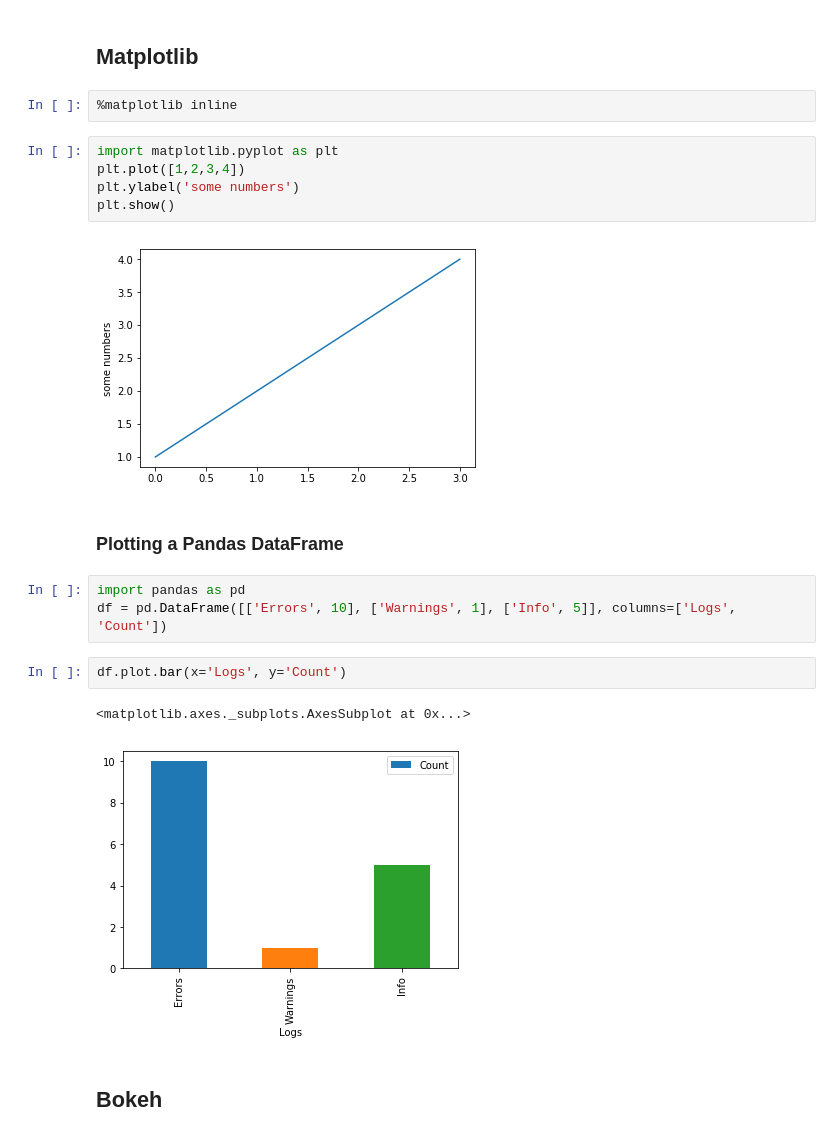
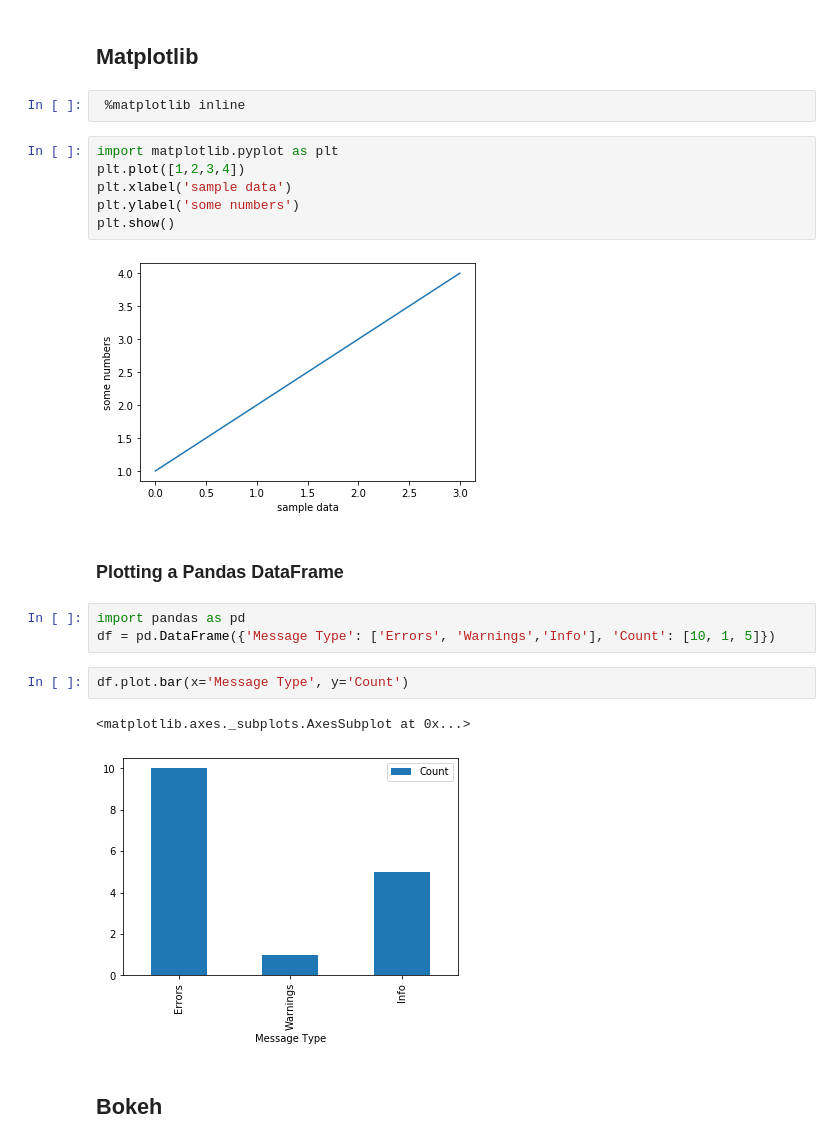
Before and after one commit to javicacheiro/pyspark_course, a Jupyter notebook: unit_1_tools.ipynb, the cells around one changed output. Cells and saved outputs as stored; diff of their text form.

```diff
--- a/unit_1_tools.ipynb
+++ b/unit_1_tools.ipynb
@@ -163,24 +176,25 @@ After starting Jupyter and opening a notebook, verify that there is a YARN appli
 # %% [markdown]
 ## Matplotlib
 # %%
-%matplotlib inline
+ %matplotlib inline
 # %%
 import matplotlib.pyplot as plt
 plt.plot([1,2,3,4])
+plt.xlabel('sample data')
 plt.ylabel('some numbers')
 plt.show()
 # %% [output]
-[figure, old version]
+[figure, new version]
 # %% [markdown]
 ### Plotting a Pandas DataFrame
 # %%
 import pandas as pd
-df = pd.DataFrame([['Errors', 10], ['Warnings', 1], ['Info', 5]], columns=['Logs', 'Count'])
+df = pd.DataFrame({'Message Type': ['Errors', 'Warnings','Info'], 'Count': [10, 1, 5]})
 # %%
-df.plot.bar(x='Logs', y='Count')
+df.plot.bar(x='Message Type', y='Count')
 # %% [output]
 <matplotlib.axes._subplots.AxesSubplot at 0x...>
-[figure, old version]
+[figure, new version]
 # %% [markdown]
 ## Bokeh
 # %%
```
Also changed, not shown: parts of 9 cells of this notebook, 17 other files.
